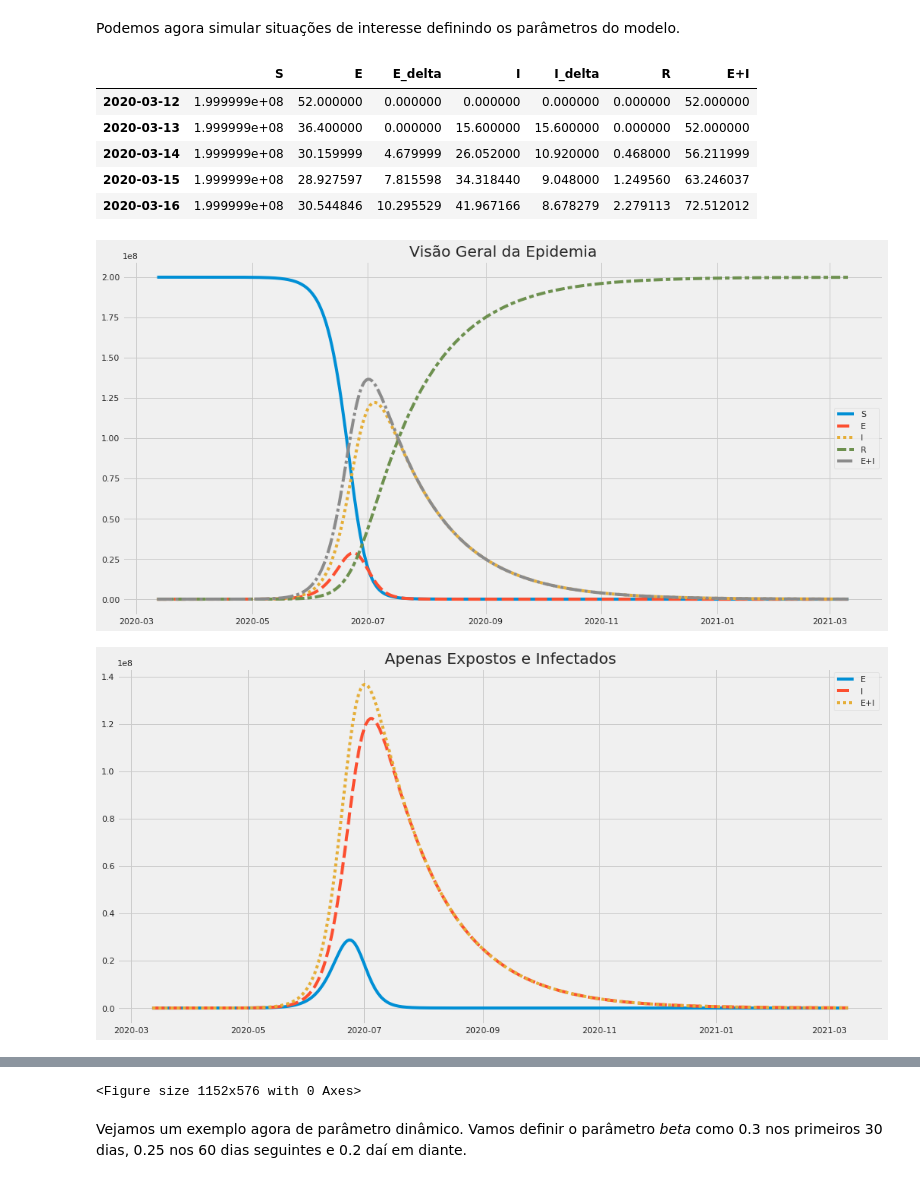
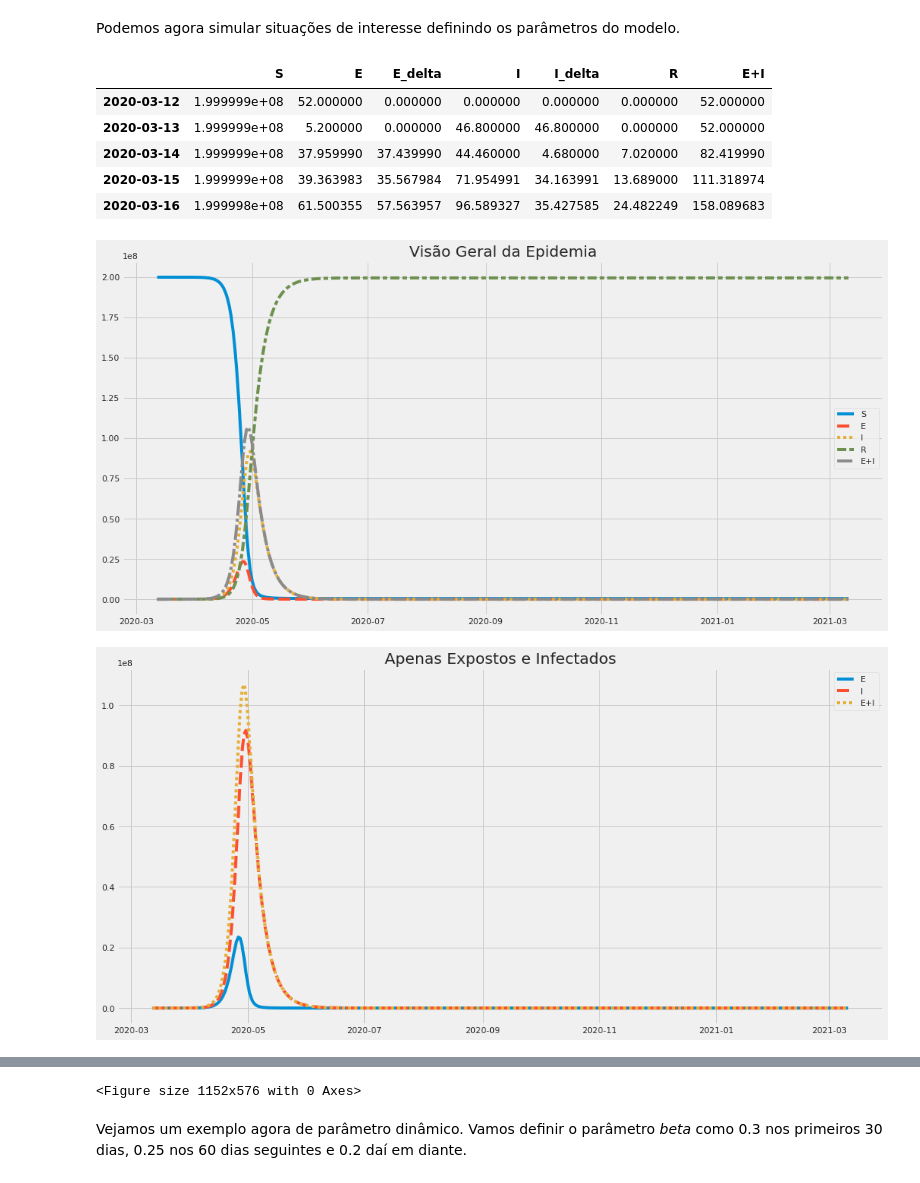
Before and after one commit to funcional-health-analytics/covid19-analytics, a Jupyter notebook: notebooks/epidemic_model_seir.ipynb, the cells around one changed output, grey strips where cells are left out. Saved outputs shown, nothing was run; the diff lists cells and outputs as text; code cells hidden in the pictures.

```diff
--- a/notebooks/epidemic_model_seir.ipynb
+++ b/notebooks/epidemic_model_seir.ipynb
@@ -228,32 +228,32 @@ def simulate(S, E, I, R, alpha, beta, gamma, epidemic_start_date, epidemic_durat
 # %% [markdown]
 Podemos agora simular situações de interesse definindo os parâmetros do modelo.
 # %%
-alpha = 0.3   # S to E rate
-beta = 0.3    # E to I rate
-gamma = 0.03  # I to R rate
+alpha = 0.9   # E to I rate
+beta = 0.8   # S to E rate
+gamma = 0.15  # I to R rate
 # %%
 df_simulation_data = simulate(S=population_size - initially_infected,
                               E =initially_infected,
                               I=0,
                               R=0,
                               alpha=alpha, beta=beta, gamma=gamma,
                               epidemic_start_date=epidemic_start_date,
                               epidemic_duration_in_days=epidemic_duration_in_days,
                               s_func=s,
                               e_func=e,
                               i_func=i,
                               r_func=r,
                               e_delta_func=e_delta,
                               i_delta_func=i_delta)
 
-plot_simulation_output(df_simulation_data)
+plot_simulation_output(df_simulation_data, zoom_on='2020-04')
 df_simulation_data.head()
 # %% [output]
 |  | S | E | E_delta | I | I_delta | R | E+I |
 | 2020-03-12 | 1.999999e+08 | 52.000000 | 0.000000 | 0.000000 | 0.000000 | 0.000000 | 52.000000 |
-| 2020-03-13 | 1.999999e+08 | 36.400000 | 0.000000 | 15.600000 | 15.600000 | 0.000000 | 52.000000 |
-| 2020-03-14 | 1.999999e+08 | 30.159999 | 4.679999 | 26.052000 | 10.920000 | 0.468000 | 56.211999 |
-| 2020-03-15 | 1.999999e+08 | 28.927597 | 7.815598 | 34.318440 | 9.048000 | 1.249560 | 63.246037 |
-| 2020-03-16 | 1.999999e+08 | 30.544846 | 10.295529 | 41.967166 | 8.678279 | 2.279113 | 72.512012 |
+| 2020-03-13 | 1.999999e+08 | 5.200000 | 0.000000 | 46.800000 | 46.800000 | 0.000000 | 52.000000 |
+| 2020-03-14 | 1.999999e+08 | 37.959990 | 37.439990 | 44.460000 | 4.680000 | 7.020000 | 82.419990 |
+| 2020-03-15 | 1.999999e+08 | 39.363983 | 35.567984 | 71.954991 | 34.163991 | 13.689000 | 111.318974 |
+| 2020-03-16 | 1.999998e+08 | 61.500355 | 57.563957 | 96.589327 | 35.427585 | 24.482249 | 158.089683 |
-[figure, old version]
+[figure, new version]
-[figure, old version]
+[figure, new version]
```
Also changed, not shown: parts of 1 cell of this notebook, 6 other files.
